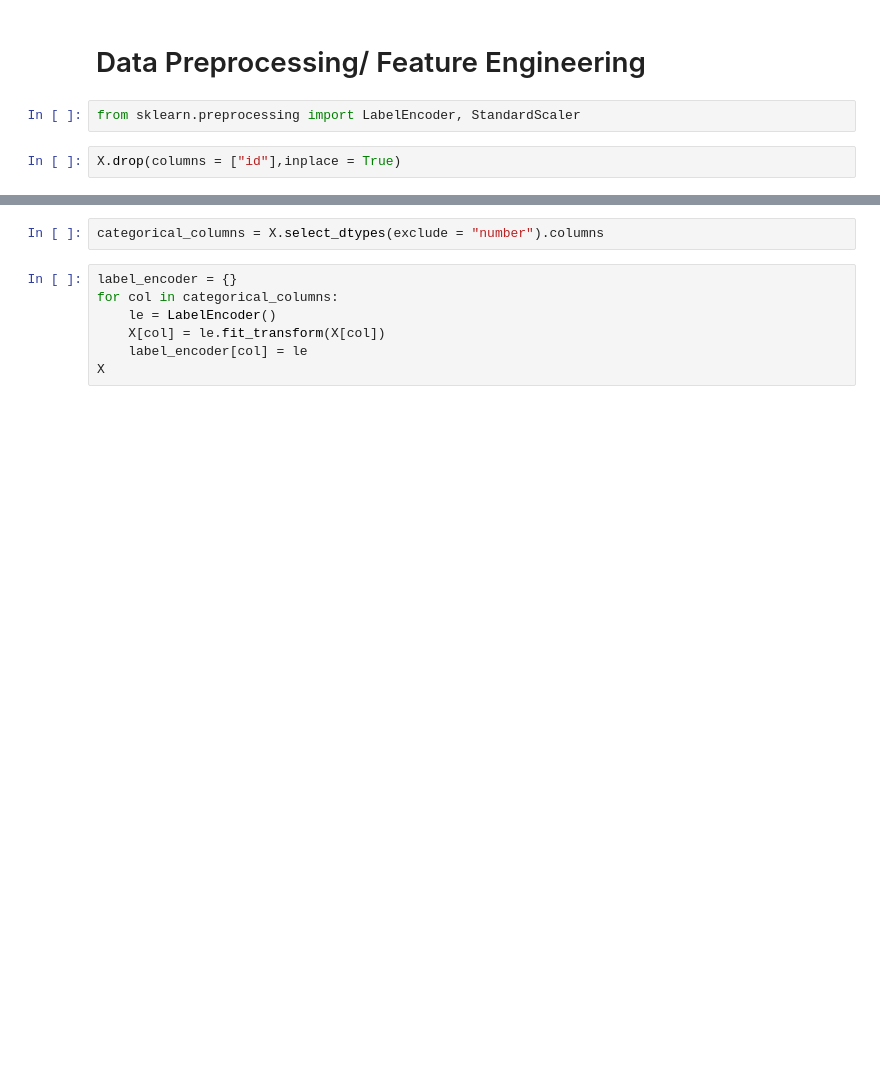
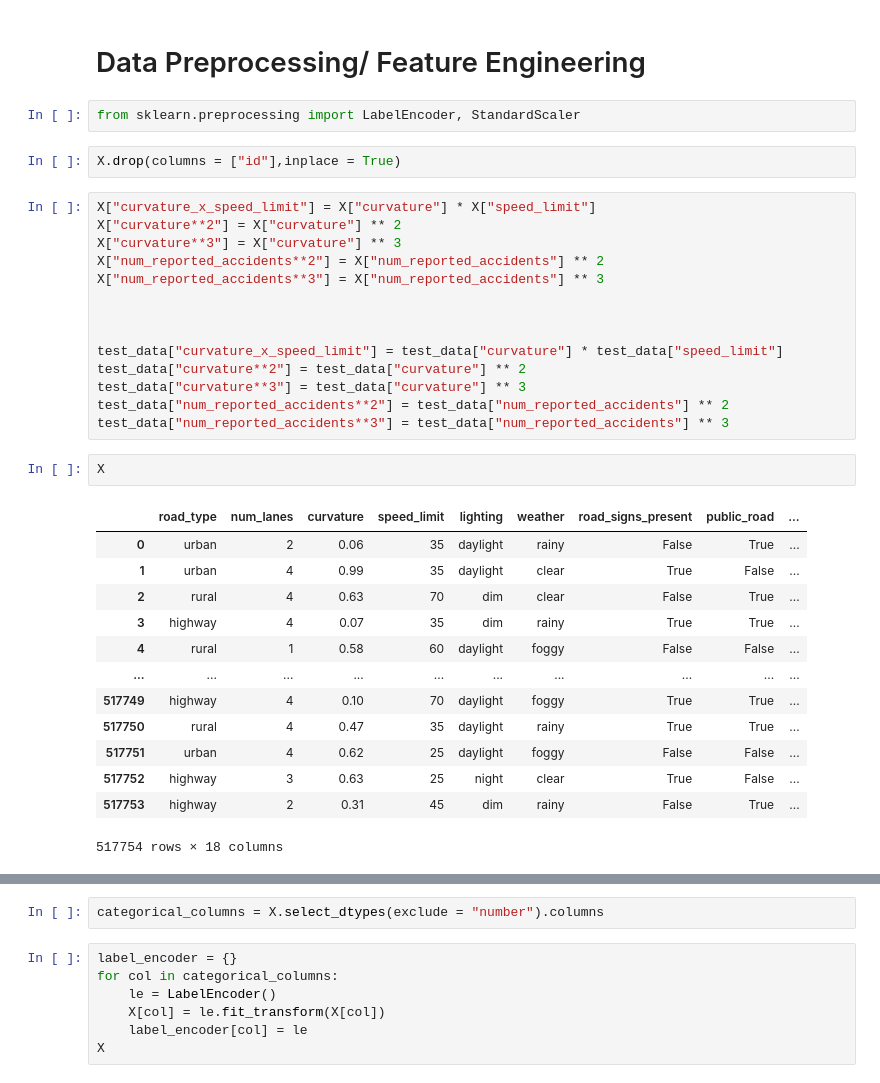
Before and after one commit to cleophass/kaggle_competitions, a Jupyter notebook: predicting-road-accident-risk.ipynb, the cells around one changed output, grey strips where cells are left out. Saved outputs shown, nothing was run; the diff lists cells and outputs as text; blank space fills up the shorter version.

Commit message:
Kaggle Notebook | Predicting Road Accident Risk | Version 5

```diff
--- a/predicting-road-accident-risk.ipynb
+++ b/predicting-road-accident-risk.ipynb
@@ -138,3 +140,33 @@ Text(0.5, 1.0, 'Distribution of accident risk according to lane number')
 from sklearn.preprocessing import LabelEncoder, StandardScaler
 # %%
 X.drop(columns = ["id"],inplace = True)
+# %%
+X["curvature_x_speed_limit"] = X["curvature"] * X["speed_limit"]
+X["curvature**2"] = X["curvature"] ** 2
+X["curvature**3"] = X["curvature"] ** 3
+X["num_reported_accidents**2"] = X["num_reported_accidents"] ** 2
+X["num_reported_accidents**3"] = X["num_reported_accidents"] ** 3
+
+
+
+test_data["curvature_x_speed_limit"] = test_data["curvature"] * test_data["speed_limit"]
+test_data["curvature**2"] = test_data["curvature"] ** 2
+test_data["curvature**3"] = test_data["curvature"] ** 3
+test_data["num_reported_accidents**2"] = test_data["num_reported_accidents"] ** 2
+test_data["num_reported_accidents**3"] = test_data["num_reported_accidents"] ** 3
+# %%
+X
+# %% [output]
+|  | road_type | num_lanes | curvature | speed_limit | lighting | weather | road_signs_present | public_road | ... |
+| 0 | urban | 2 | 0.06 | 35 | daylight | rainy | False | True | ... |
+| 1 | urban | 4 | 0.99 | 35 | daylight | clear | True | False | ... |
+| 2 | rural | 4 | 0.63 | 70 | dim | clear | False | True | ... |
+| 3 | highway | 4 | 0.07 | 35 | dim | rainy | True | True | ... |
+| 4 | rural | 1 | 0.58 | 60 | daylight | foggy | False | False | ... |
+| ... | ... | ... | ... | ... | ... | ... | ... | ... | ... |
+| 517749 | highway | 4 | 0.10 | 70 | daylight | foggy | True | True | ... |
+| 517750 | rural | 4 | 0.47 | 35 | daylight | rainy | True | True | ... |
+| 517751 | urban | 4 | 0.62 | 25 | daylight | foggy | False | False | ... |
+| 517752 | highway | 3 | 0.63 | 25 | night | clear | True | False | ... |
+| 517753 | highway | 2 | 0.31 | 45 | dim | rainy | False | True | ... |
+517754 rows × 18 columns
```
Also changed, not shown: parts of 26 cells of this notebook.
